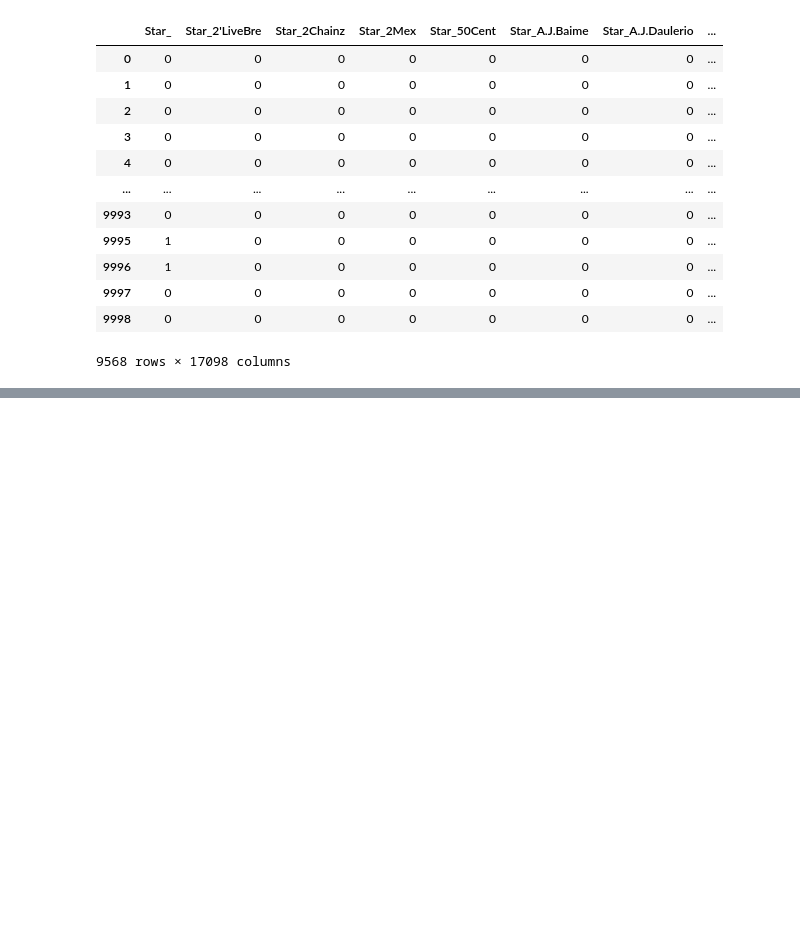
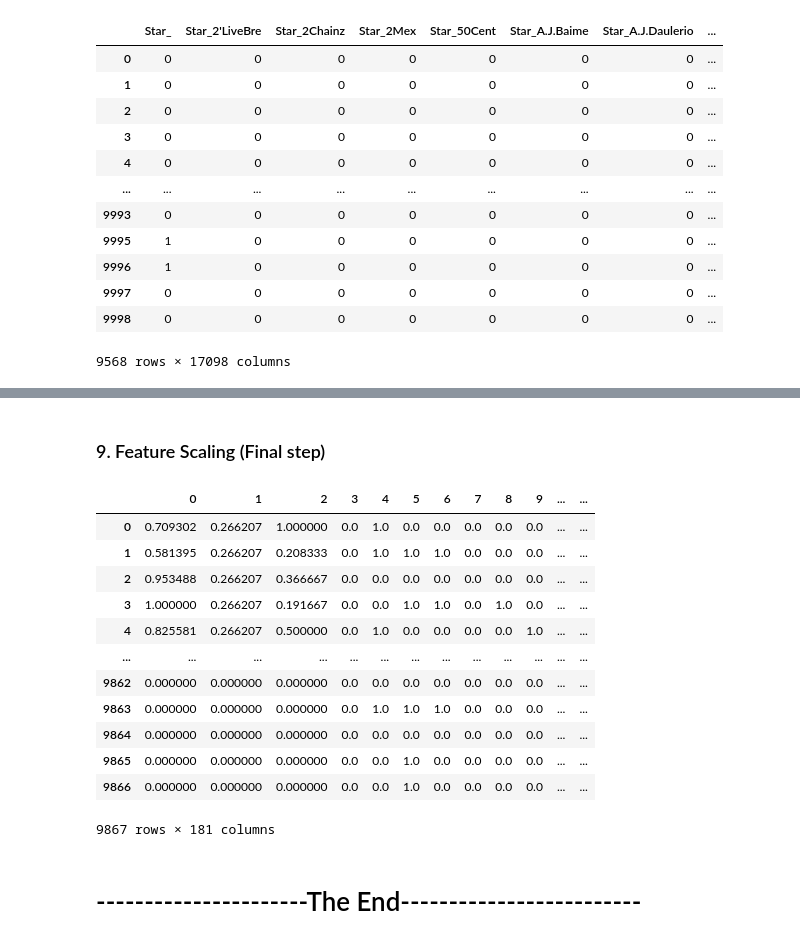
Before and after one commit to Manikanta-Peumalla1/DS_Stack, a Jupyter notebook: Data_Pre-Processing/processing-1.ipynb, the cells around one changed output, grey strips where cells are left out. Drawn from its saved outputs; the diff is of its cells as text; code cells hidden in the pictures; blank space fills up the shorter version.

```diff
--- a/Data_Pre-Processing/processing-1.ipynb
+++ b/Data_Pre-Processing/processing-1.ipynb
@@ -477,0 +517,2 @@ stars_final
+# %%
+df_cat_final=pd.concat([genre_df,directors_final,stars_final,oneline_df_final],axis=1)
@@ -477,0 +535,3 @@ stars_final
+# %%
+df_all=pd.concat([df_num.reset_index(drop=True),df_cat_final],axis=1)
+df_all
@@ -477,0 +552,2 @@ stars_final
+# %%
+df_all.fillna(value=0,inplace=True)
@@ -477,0 +565,27 @@ stars_final
+# %% [markdown]
+### 9. Feature Scaling (Final step)
+# %%
+from sklearn.preprocessing import MinMaxScaler
+mx=MinMaxScaler()
+
+scaled=mx.fit_transform(df_all)
+
+df_final=pd.DataFrame(scaled)
+# %%
+df_final
+# %% [output]
+|  | 0 | 1 | 2 | 3 | 4 | 5 | 6 | 7 | 8 | 9 | ... | ... |
+| 0 | 0.709302 | 0.266207 | 1.000000 | 0.0 | 1.0 | 0.0 | 0.0 | 0.0 | 0.0 | 0.0 | ... | ... |
+| 1 | 0.581395 | 0.266207 | 0.208333 | 0.0 | 1.0 | 1.0 | 1.0 | 0.0 | 0.0 | 0.0 | ... | ... |
+| 2 | 0.953488 | 0.266207 | 0.366667 | 0.0 | 0.0 | 0.0 | 0.0 | 0.0 | 0.0 | 0.0 | ... | ... |
+| 3 | 1.000000 | 0.266207 | 0.191667 | 0.0 | 0.0 | 1.0 | 1.0 | 0.0 | 1.0 | 0.0 | ... | ... |
+| 4 | 0.825581 | 0.266207 | 0.500000 | 0.0 | 1.0 | 0.0 | 0.0 | 0.0 | 0.0 | 1.0 | ... | ... |
+| ... | ... | ... | ... | ... | ... | ... | ... | ... | ... | ... | ... | ... |
+| 9862 | 0.000000 | 0.000000 | 0.000000 | 0.0 | 0.0 | 0.0 | 0.0 | 0.0 | 0.0 | 0.0 | ... | ... |
+| 9863 | 0.000000 | 0.000000 | 0.000000 | 0.0 | 1.0 | 1.0 | 1.0 | 0.0 | 0.0 | 0.0 | ... | ... |
+| 9864 | 0.000000 | 0.000000 | 0.000000 | 0.0 | 0.0 | 0.0 | 0.0 | 0.0 | 0.0 | 0.0 | ... | ... |
+| 9865 | 0.000000 | 0.000000 | 0.000000 | 0.0 | 0.0 | 1.0 | 0.0 | 0.0 | 0.0 | 0.0 | ... | ... |
+| 9866 | 0.000000 | 0.000000 | 0.000000 | 0.0 | 0.0 | 1.0 | 0.0 | 0.0 | 0.0 | 0.0 | ... | ... |
+9867 rows × 181 columns
+# %% [markdown]
+# ----------------------The End-------------------------
```
Also changed, not shown: parts of 17 cells of this notebook.
